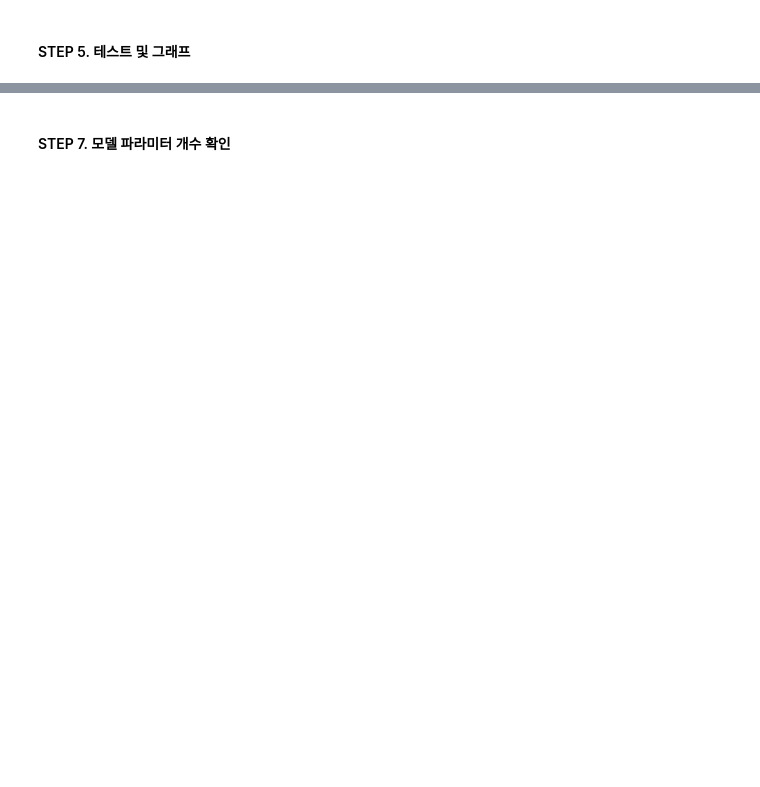
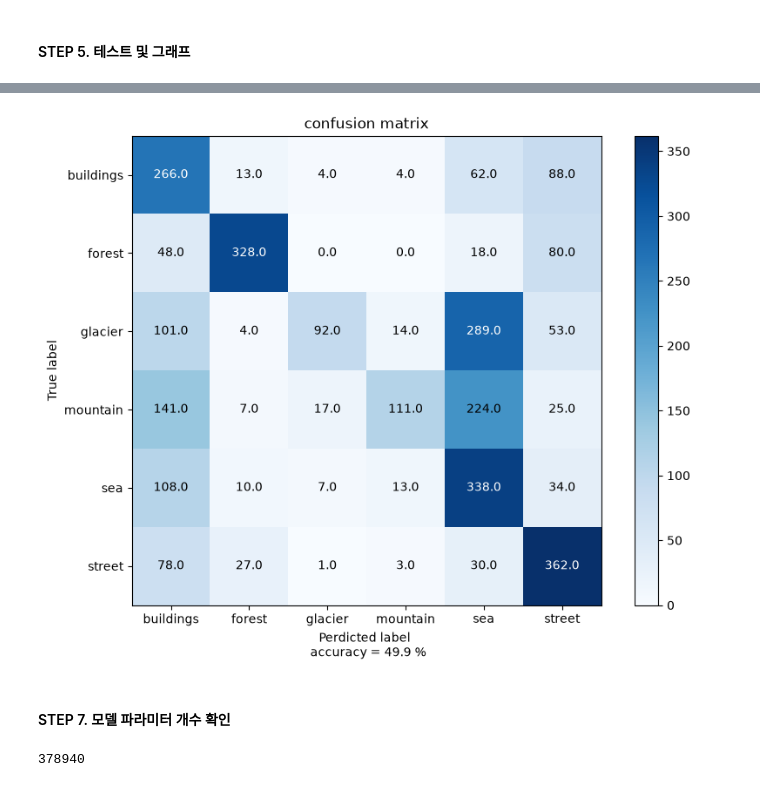
Before and after one commit to TemplariParu/PyTorch, a Jupyter notebook: 04.multiclass/04.multiclass_Intel_Image.ipynb, the cells around one changed output, grey strips where cells are left out. Saved outputs shown, nothing was run; the diff lists cells and outputs as text; code cells hidden in the pictures; blank space fills up the shorter version.

```diff
--- a/04.multiclass/04.multiclass_Intel_Image.ipynb
+++ b/04.multiclass/04.multiclass_Intel_Image.ipynb
@@ -293,6 +371,8 @@ Test_plot(load_model, test_DL)
 # %%
 confusion = get_conf(load_model, test_DL)
 
-plot_confusion_matrix(confusion)
+plot_confusion_matrix(confusion, test_DS.classes)
+# %% [output]
+[figure, added]
 # %% [markdown]
 #### STEP 7. 모델 파라미터 개수 확인
@@ -300,0 +379,4 @@ print(test_params())
+# %%
+print(count_params(load_model))
+# %% [output]
+378940
```
Also changed, not shown: parts of 11 cells of this notebook, 4 other files.
